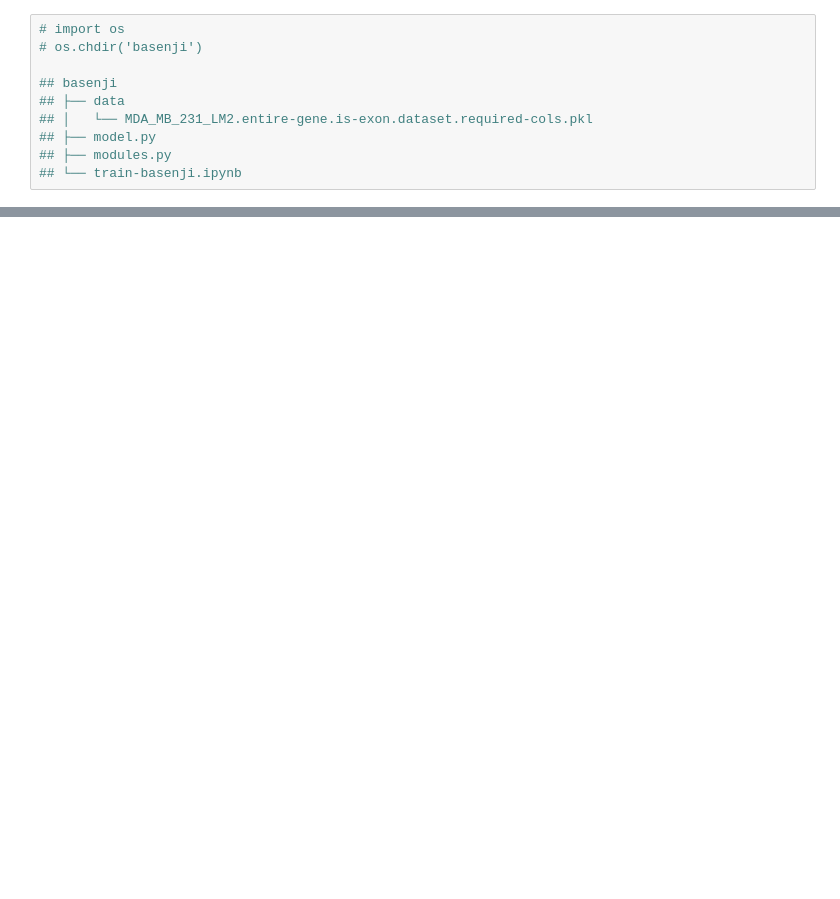
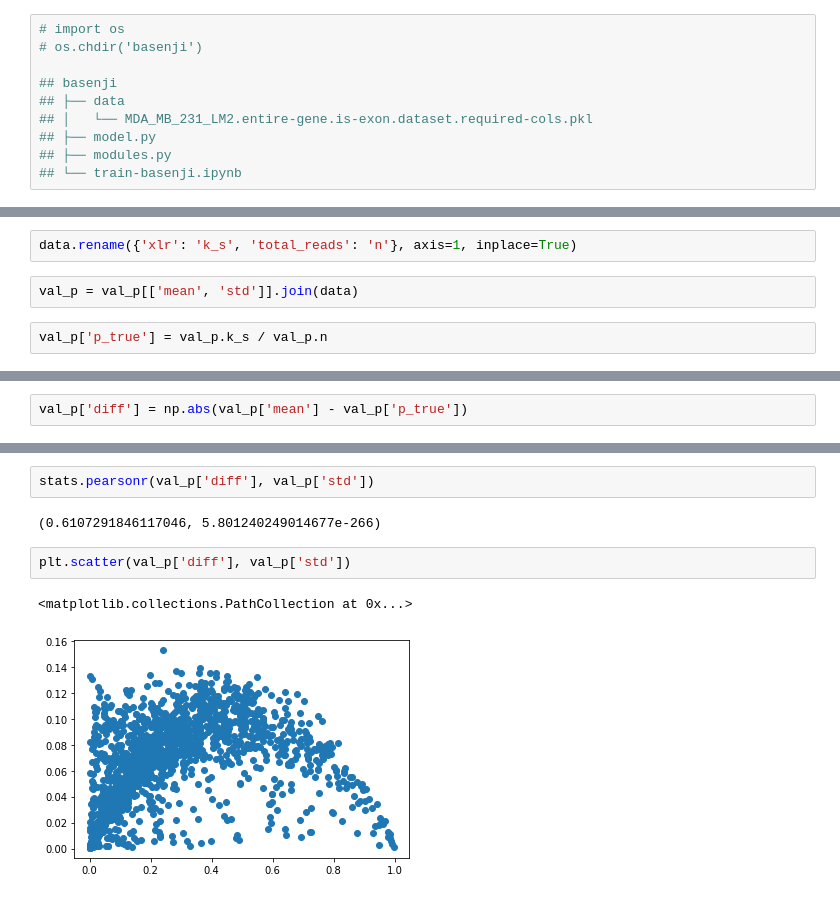
Before and after one commit to saberiato/basenji, a Jupyter notebook: train-basenji.ipynb, the cells around one changed output, grey strips where cells are left out. Drawn from its saved outputs; the diff is of its cells as text; blank space fills up the shorter version.

```diff
--- a/train-basenji.ipynb
+++ b/train-basenji.ipynb
@@ -97,0 +180,6 @@ KeyboardInterrupt:
+# %%
+data.rename({'xlr': 'k_s', 'total_reads': 'n'}, axis=1, inplace=True)
+# %%
+val_p = val_p[['mean', 'std']].join(data)
+# %%
+val_p['p_true'] = val_p.k_s / val_p.n
@@ -97,0 +202,2 @@ KeyboardInterrupt:
+# %%
+val_p['diff'] = np.abs(val_p['mean'] - val_p['p_true'])
@@ -97,0 +216,9 @@ KeyboardInterrupt:
+# %%
+stats.pearsonr(val_p['diff'], val_p['std'])
+# %% [output]
+(0.6107291846117046, 5.801240249014677e-266)
+# %%
+plt.scatter(val_p['diff'], val_p['std'])
+# %% [output]
+<matplotlib.collections.PathCollection at 0x...>
+[figure, added]
```
Also changed, not shown: parts of 30 cells of this notebook, 3 other files.
